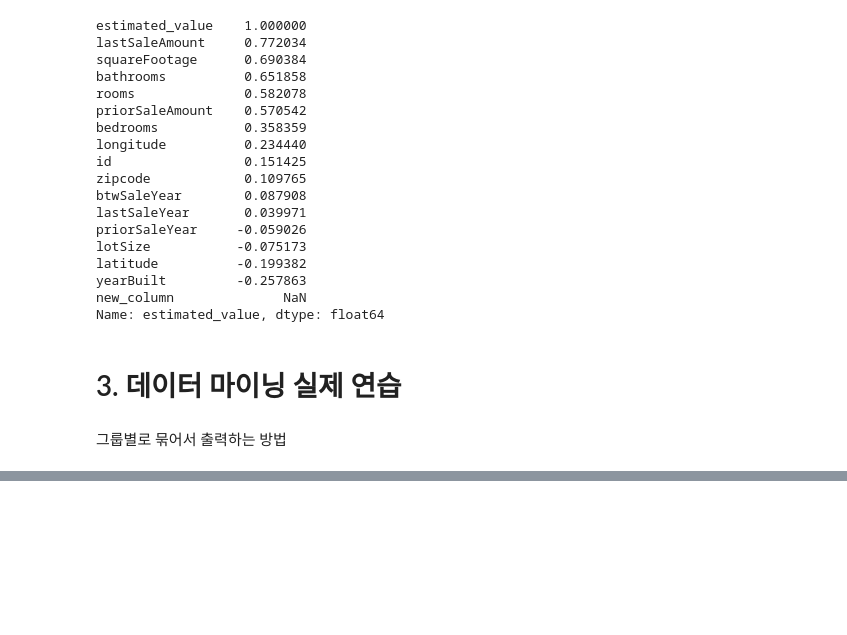
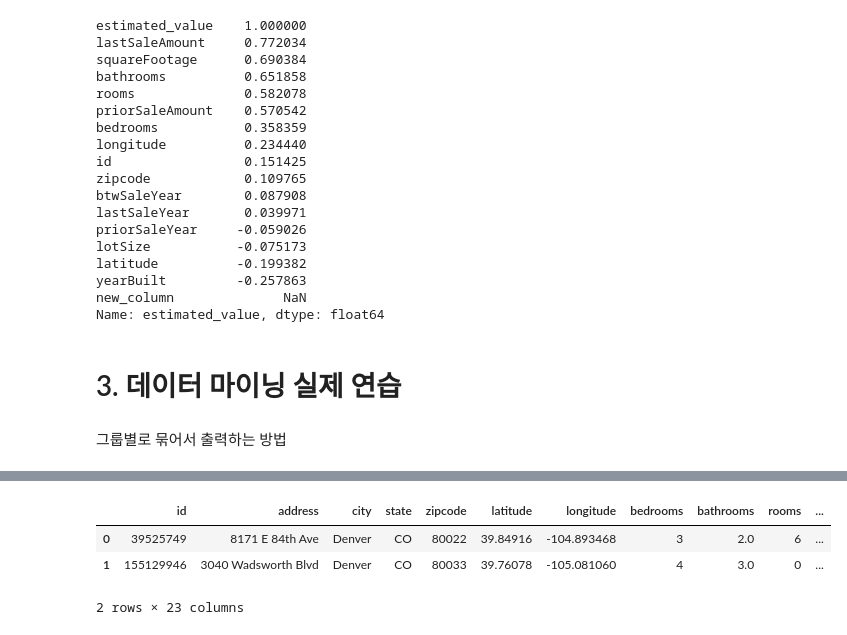
Before and after one commit to thenonquitter/Datamining_Practice, a Jupyter notebook: DW_practice.ipynb, the cells around one changed output, grey strips where cells are left out. Saved outputs shown, nothing was run; the diff lists cells and outputs as text; code cells hidden in the pictures; blank space fills up the shorter version.

```diff
--- a/DW_practice.ipynb
+++ b/DW_practice.ipynb
@@ -272,6 +272,9 @@ Name: estimated_value, dtype: float64
 # %%
 df.groupby('zipcode').estimated_value.mean()
 #mean이외에도 median, max, min등을 추출할 수 있음
-df.groupby(['zipcode', 'yearBuilt']).estimated_value.mean() #series 타입이기 때문에 데이터프레임으로 다룰려면 변경 필요
-df2 = df.groupby(['zipcode']).estimated_value.mean().reset_index()
+# df.groupby(['zipcode', 'yearBuilt']).estimated_value.mean()
+# series 타입이기 때문에 데이터프레임으로 다룰려면 변경 필요
+df2 = df.groupby(['zipcode']).estimated_value.mean().reset_index() #데이터프레임으로 변경
+df2.columns = ['zipcode', 'mean_value'] #열 이름을 새롭게 정의
+df2
 # %% [output]
@@ -290,0 +299,9 @@ Name: estimated_value, Length: 550, dtype: float64
+# %%
+df3 = pd.merge(df, df2, on='zipcode', how='left') #zipcode를 기준으로 병합. LEFT JOIN 진행
+df3.head(2)
+#estimated_value_y로 해서 새로운 열이 생긴 것을 확인할 수 있음(df2에서 각 열 이름을 새롭게 정의해서 이제는 아님)
+# %% [output]
+|  | id | address | city | state | zipcode | latitude | longitude | bedrooms | bathrooms | rooms | ... |
+| 0 | 39525749 | 8171 E 84th Ave | Denver | CO | 80022 | 39.84916 | -104.893468 | 3 | 2.0 | 6 | ... |
+| 1 | 155129946 | 3040 Wadsworth Blvd | Denver | CO | 80033 | 39.76078 | -105.081060 | 4 | 3.0 | 0 | ... |
+2 rows × 23 columns
```
Also changed, not shown: parts of 2 cells of this notebook.
